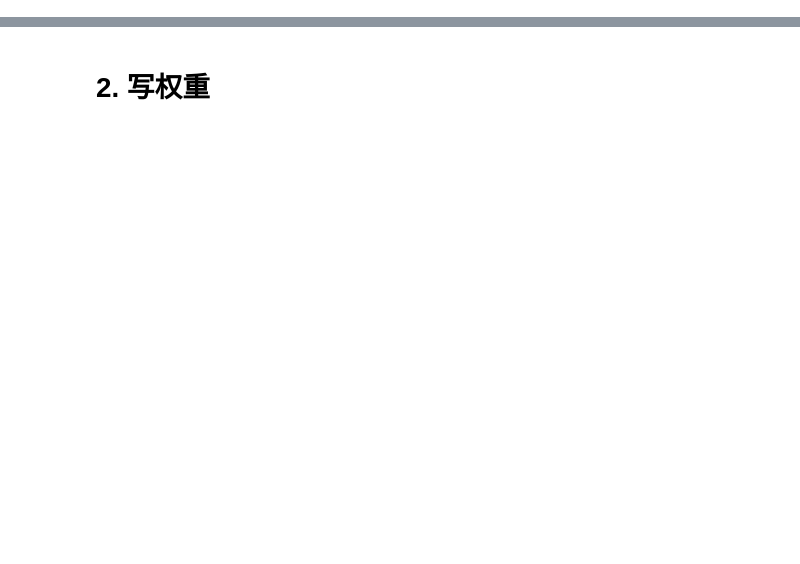
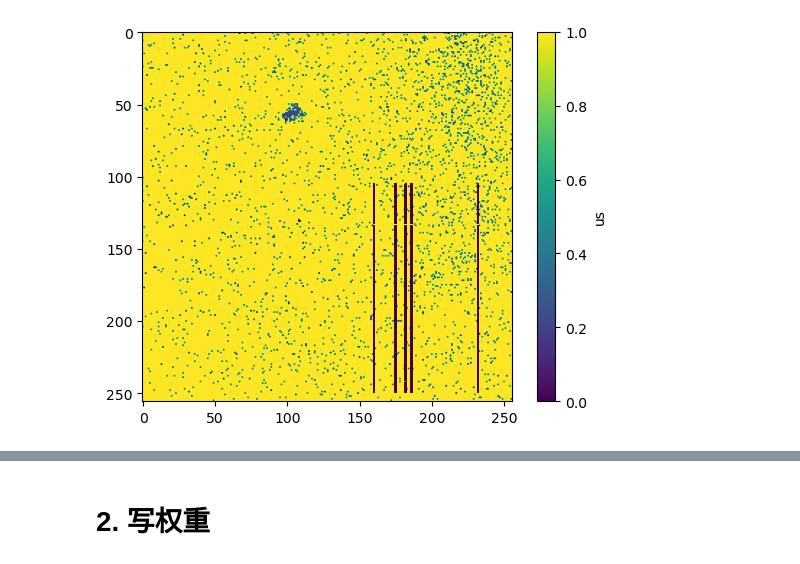
Before and after one commit to bei-meng/host_computer, a Jupyter notebook: Neural_Network_Deployment/svm_最后的.ipynb, the cells around one changed output, grey strips where cells are left out. Cells and saved outputs as stored; diff of their text form; code cells hidden in the pictures; blank space fills up the shorter version.

```diff
--- a/Neural_Network_Deployment/svm_最后的.ipynb
+++ b/Neural_Network_Deployment/svm_最后的.ipynb
@@ -33,6 +44,8 @@ chip.compensation.initop("../chip_data/chip6_/")
 # %%
 selcet_point = SELECT()
-selcet_point.init_point(reset_path="../chip_data/chip8_/cond_250.npy",set_path="../chip_data/chip8_/cond_500.npy",value_stack_off=0.2,value_stack_on=-0.2)
-selcet_point.add_used(path="../data/hnn/weight_pos_100_100_chip_6_.npz")
+selcet_point.init_point(reset_path="../chip_data/chip8_/cond_250.npy",set_path="../chip_data/chip6_/cond_500.npy",value_stack_off=0.2,value_stack_on=-0.2)
+selcet_point.add_used(path="../data/svm/weight_pos_128_5_chip_6_.npz")
 plot_cond(selcet_point.good_point,vmax=1)
+# %% [output]
+[figure, added]
 # %%
```
Also changed, not shown: parts of 12 cells of this notebook, 6 other files.
